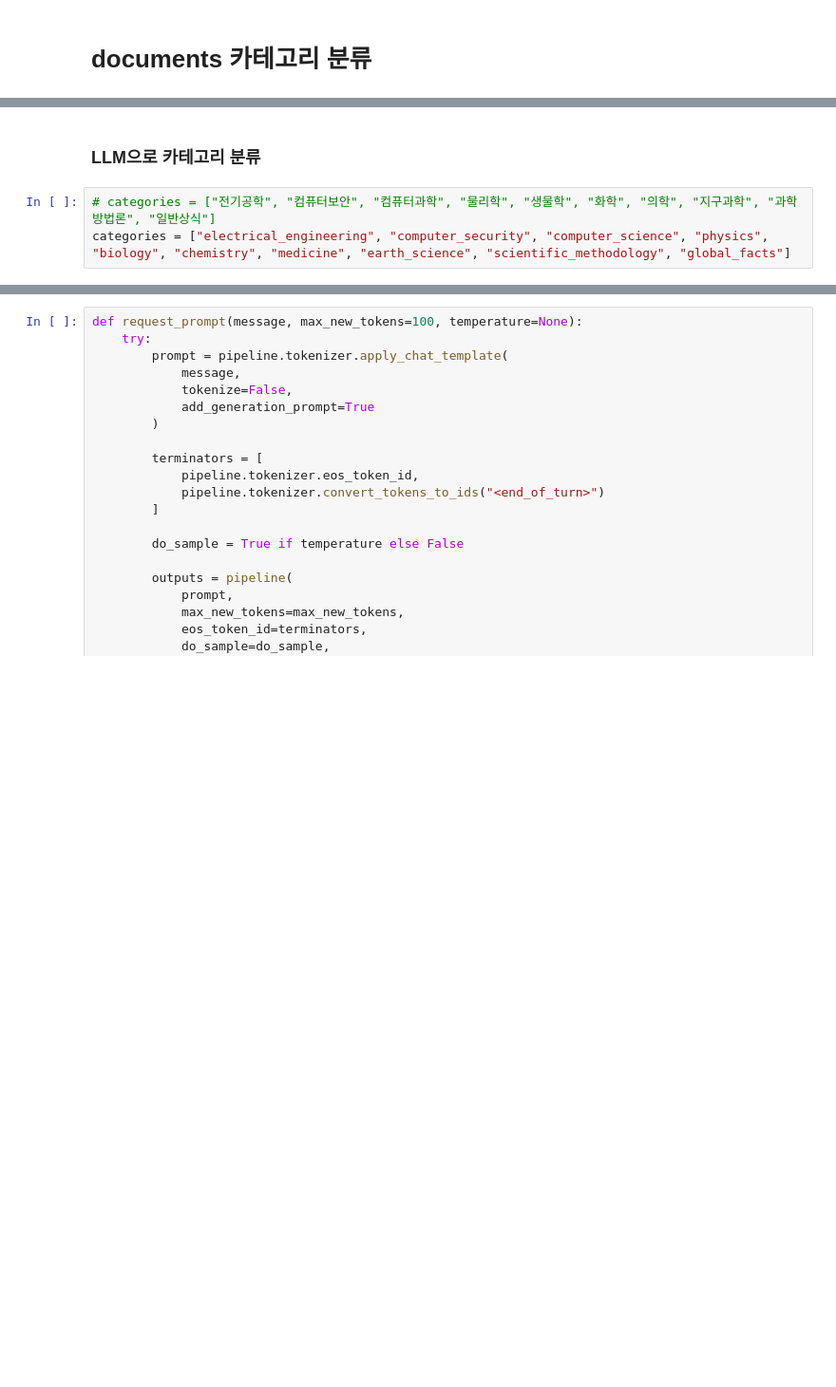
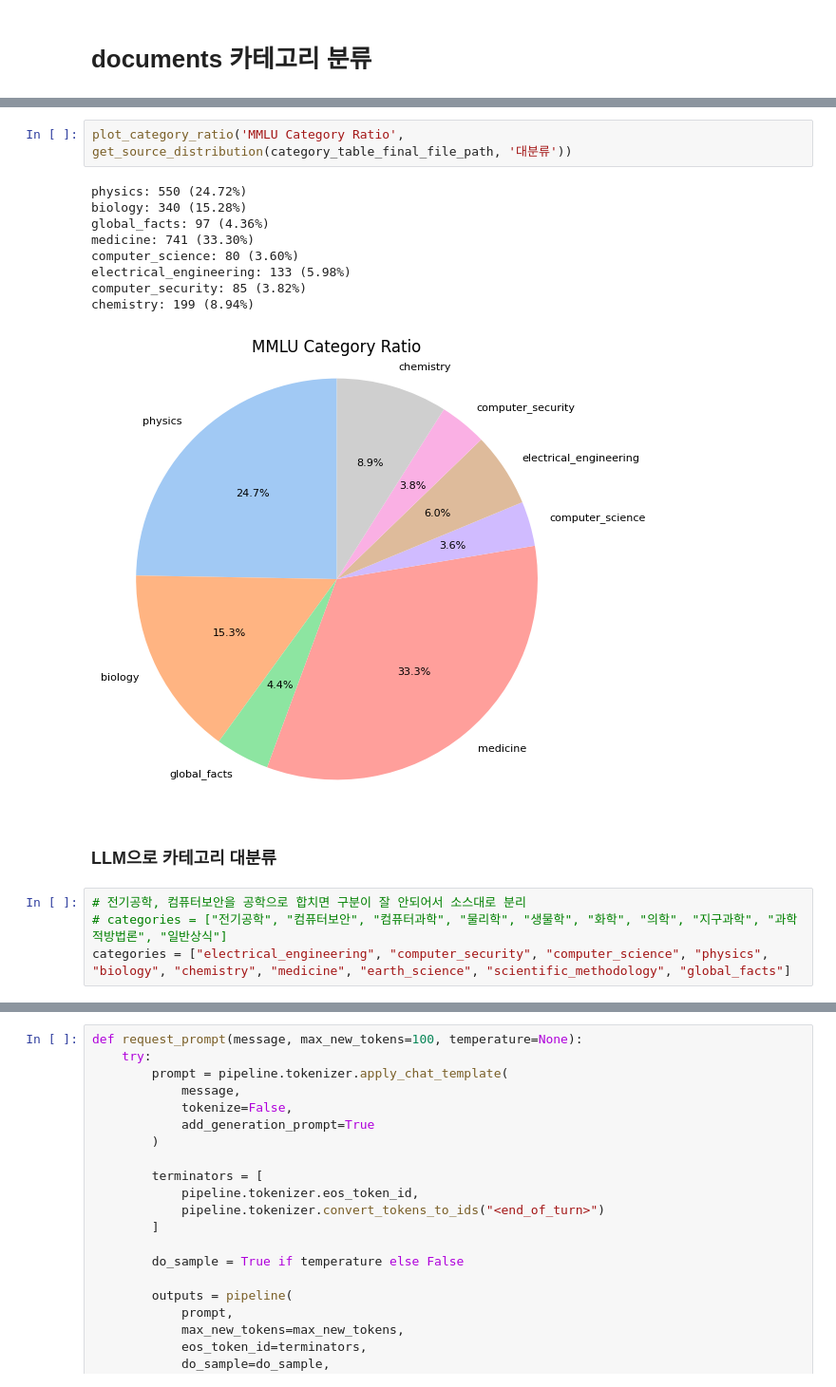
Before and after one commit to helloyoonjae/upstage-ai-advanced-ir2-private, a Jupyter notebook: category_classifier.ipynb, the cells around one changed output, grey strips where cells are left out. Shown at 95% size. Saved outputs shown, nothing was run; the diff lists cells and outputs as text; blank space fills up the shorter version.

Commit message:
chore: 카테고리 관련 분석 추가, 테이블 추가

```diff
--- a/category_classifier.ipynb
+++ b/category_classifier.ipynb
@@ -3,7 +87,20 @@
+# %%
+plot_category_ratio('MMLU Category Ratio', get_source_distribution(category_table_final_file_path, '대분류'))
+# %% [output]
+physics: 550 (24.72%)
+biology: 340 (15.28%)
+global_facts: 97 (4.36%)
+medicine: 741 (33.30%)
+computer_science: 80 (3.60%)
+electrical_engineering: 133 (5.98%)
+computer_security: 85 (3.82%)
+chemistry: 199 (8.94%)
+[figure, added]
 # %% [markdown]
-### LLM으로 카테고리 분류
+### LLM으로 카테고리 대분류
 # %%
-# categories = ["전기공학", "컴퓨터보안", "컴퓨터과학", "물리학", "생물학", "화학", "의학", "지구과학", "과학방법론", "일반상식"]
+# 전기공학, 컴퓨터보안을 공학으로 합치면 구분이 잘 안되어서 소스대로 분리
+# categories = ["전기공학", "컴퓨터보안", "컴퓨터과학", "물리학", "생물학", "화학", "의학", "지구과학", "과학적방법론", "일반상식"]
 categories = ["electrical_engineering", "computer_security", "computer_science", "physics", "biology", "chemistry", "medicine", "earth_science", "scientific_methodology", "global_facts"]
 # %%
 import transformers
```
Also changed, not shown: parts of 17 cells of this notebook, 2 other files.
